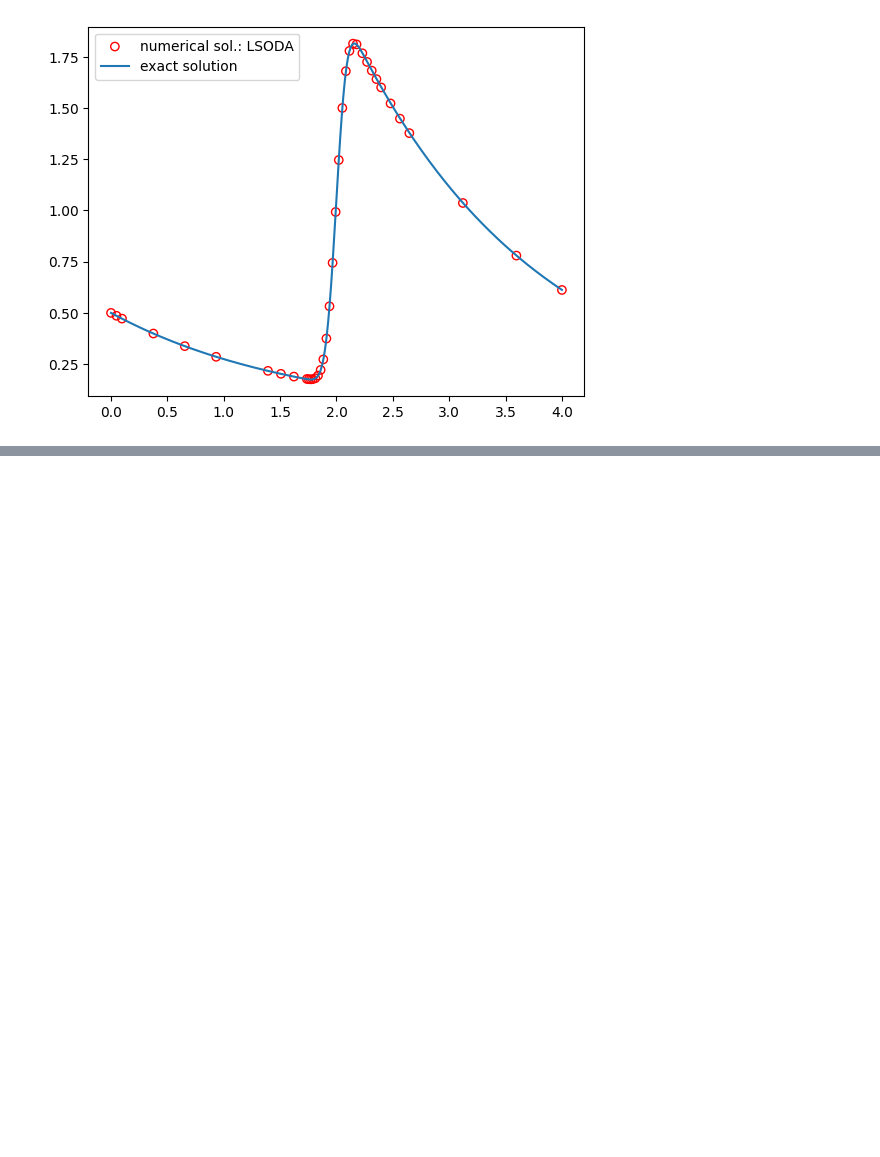
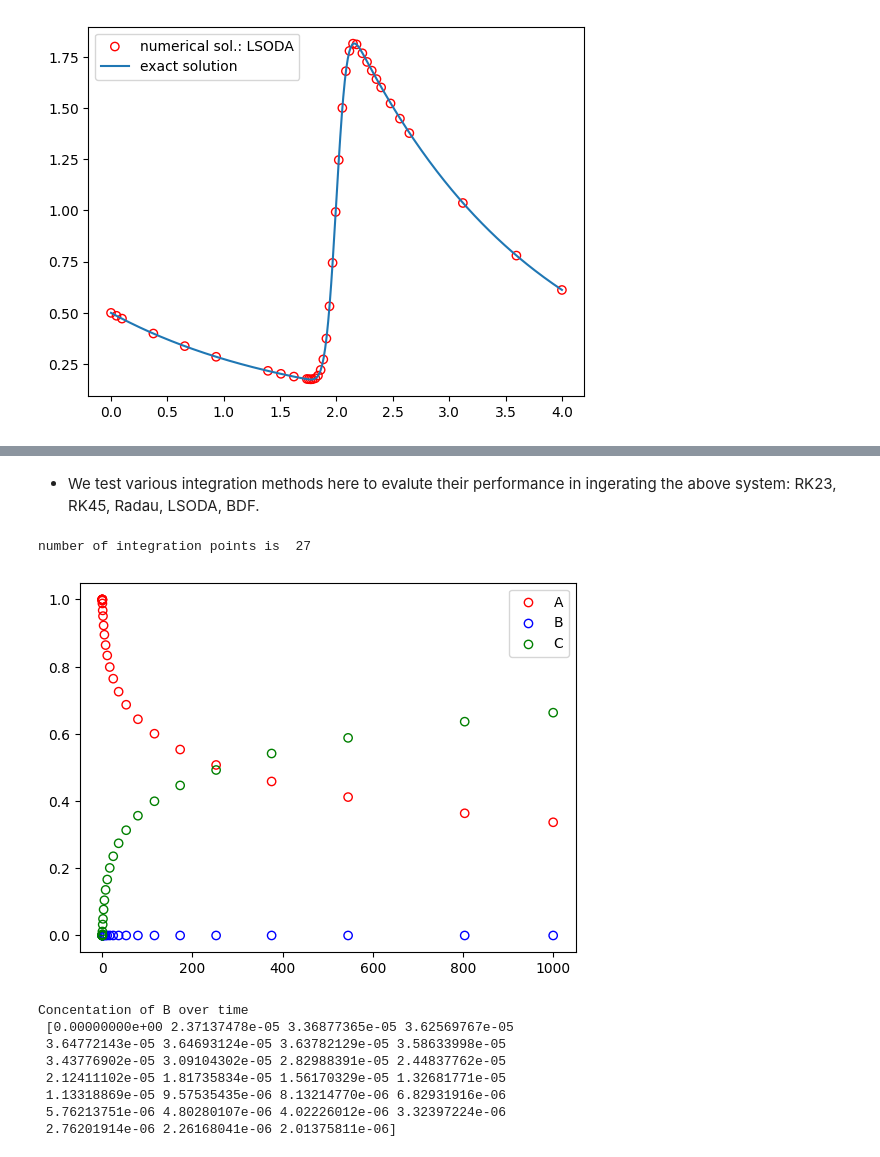
Before and after one commit to hamidrezanorouzi/numericalMethods, a Jupyter notebook: Lectures/Lecture08_solving_ODEs_IVPs.ipynb, the cells around one changed output, grey strips where cells are left out. Cells and saved outputs as stored; diff of their text form; code cells hidden in the pictures; blank space fills up the shorter version.

Commit message:
ROBER problem

```diff
--- a/Lectures/Lecture08_solving_ODEs_IVPs.ipynb
+++ b/Lectures/Lecture08_solving_ODEs_IVPs.ipynb
@@ -912,0 +936,40 @@ number of integration points is  38
+# %% [markdown]
+* We test various integration methods here to evalute their performance in ingerating the above system: RK23, RK45, Radau, LSODA, BDF.
+# %%
+import numpy as np
+from math import erf
+from scipy import integrate as Int
+from matplotlib import pyplot as plt
+
+def ROBER_ode(t,y):
+  y1, y2 , y3 = y
+  dy1dt = -k1*y1 + k3*y2*y3
+  dy2dt = k1*y1 - k2*y2*y2 - k3 * y2*y3
+  dy3dt = k2*y2*y2
+  return np.array([dy1dt, dy2dt, dy3dt])
+
+k1 = 0.04
+k2 = 3.0e7
+k3 = 1.0e4
+
+method = 'Radau'
+sol = Int.solve_ivp(ROBER_ode, [0,1000], [1, 0, 0], method=method)
+print("number of integration points is ", len(sol.y.T))
+
+plt.scatter(sol.t, sol.y[0].T, edgecolors='r', facecolors='none')
+plt.scatter(sol.t, sol.y[1].T, edgecolors='b', facecolors='none')
+plt.scatter(sol.t, sol.y[2].T, edgecolors='g', facecolors='none')
+plt.legend(["A", "B", "C"])
+plt.show()
+print("Concentation of B over time\n",sol.y[1])
+# %% [output]
+number of integration points is  27
+[figure, added]
+Concentation of B over time
+ [0.00000000e+00 2.37137478e-05 3.36877365e-05 3.62569767e-05
+ 3.64772143e-05 3.64693124e-05 3.63782129e-05 3.58633998e-05
+ 3.43776902e-05 3.09104302e-05 2.82988391e-05 2.44837762e-05
+ 2.12411102e-05 1.81735834e-05 1.56170329e-05 1.32681771e-05
+ 1.13318869e-05 9.57535435e-06 8.13214770e-06 6.82931916e-06
+ 5.76213751e-06 4.80280107e-06 4.02226012e-06 3.32397224e-06
+ 2.76201914e-06 2.26168041e-06 2.01375811e-06]
```
Also changed, not shown: parts of 2 cells of this notebook.
